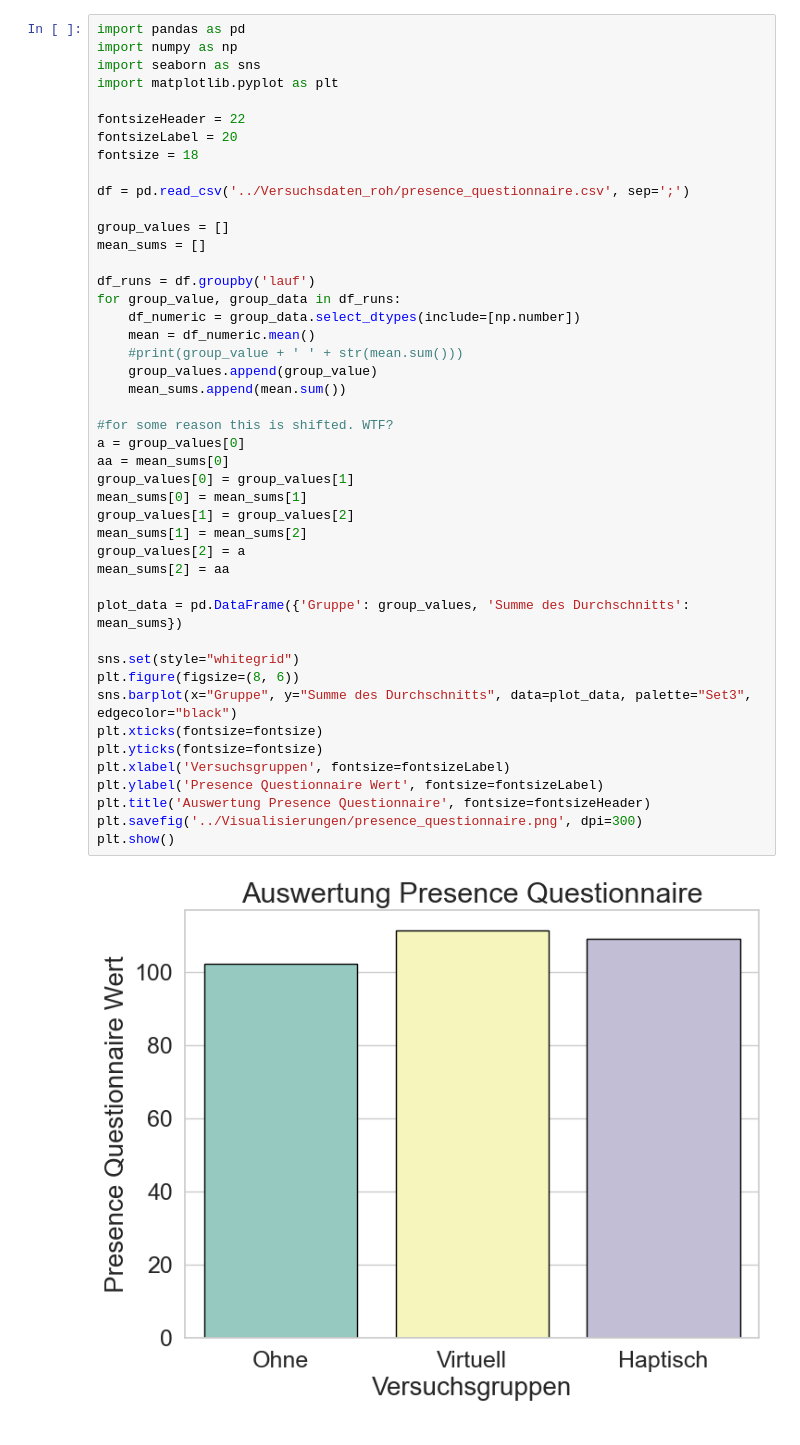
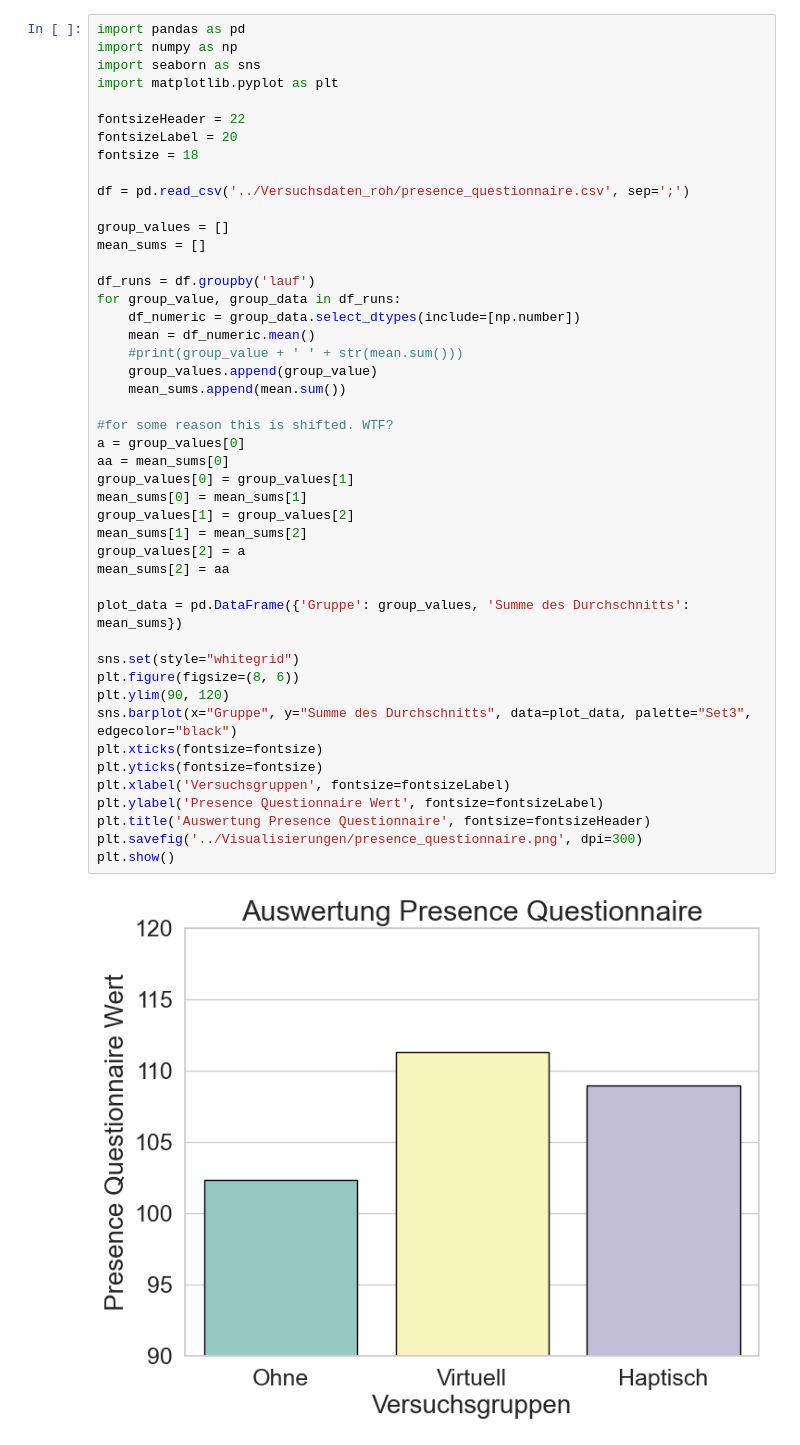
Before and after one commit to bkoern/Masterarbeit, a Jupyter notebook: Skripte/PresenceQuestionnaire.ipynb, the cells around one changed output. Cells and saved outputs as stored; diff of their text form.

```diff
--- a/Skripte/PresenceQuestionnaire.ipynb
+++ b/Skripte/PresenceQuestionnaire.ipynb
@@ -17,31 +17,32 @@ df_runs = df.groupby('lauf')
 for group_value, group_data in df_runs:
     df_numeric = group_data.select_dtypes(include=[np.number])
     mean = df_numeric.mean()
     #print(group_value + ' ' + str(mean.sum()))
     group_values.append(group_value)
     mean_sums.append(mean.sum())
 
 #for some reason this is shifted. WTF?
 a = group_values[0]
 aa = mean_sums[0]
 group_values[0] = group_values[1]
 mean_sums[0] = mean_sums[1]
 group_values[1] = group_values[2]
 mean_sums[1] = mean_sums[2]
 group_values[2] = a
 mean_sums[2] = aa
 
 plot_data = pd.DataFrame({'Gruppe': group_values, 'Summe des Durchschnitts': mean_sums})
 
 sns.set(style="whitegrid")
 plt.figure(figsize=(8, 6))
+plt.ylim(90, 120)
 sns.barplot(x="Gruppe", y="Summe des Durchschnitts", data=plot_data, palette="Set3", edgecolor="black")
 plt.xticks(fontsize=fontsize)
 plt.yticks(fontsize=fontsize)
 plt.xlabel('Versuchsgruppen', fontsize=fontsizeLabel)
 plt.ylabel('Presence Questionnaire Wert', fontsize=fontsizeLabel)
 plt.title('Auswertung Presence Questionnaire', fontsize=fontsizeHeader)
 plt.savefig('../Visualisierungen/presence_questionnaire.png', dpi=300)
 plt.show()
 # %% [output]
-[figure, old version]
+[figure, new version]
```
Also changed, not shown: 14 other files.
